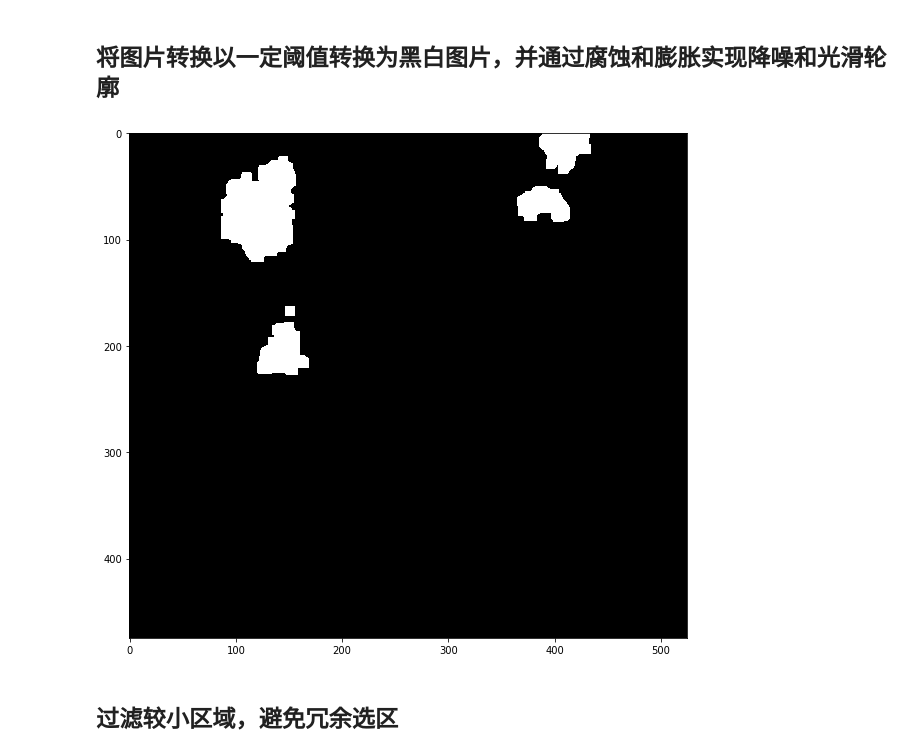
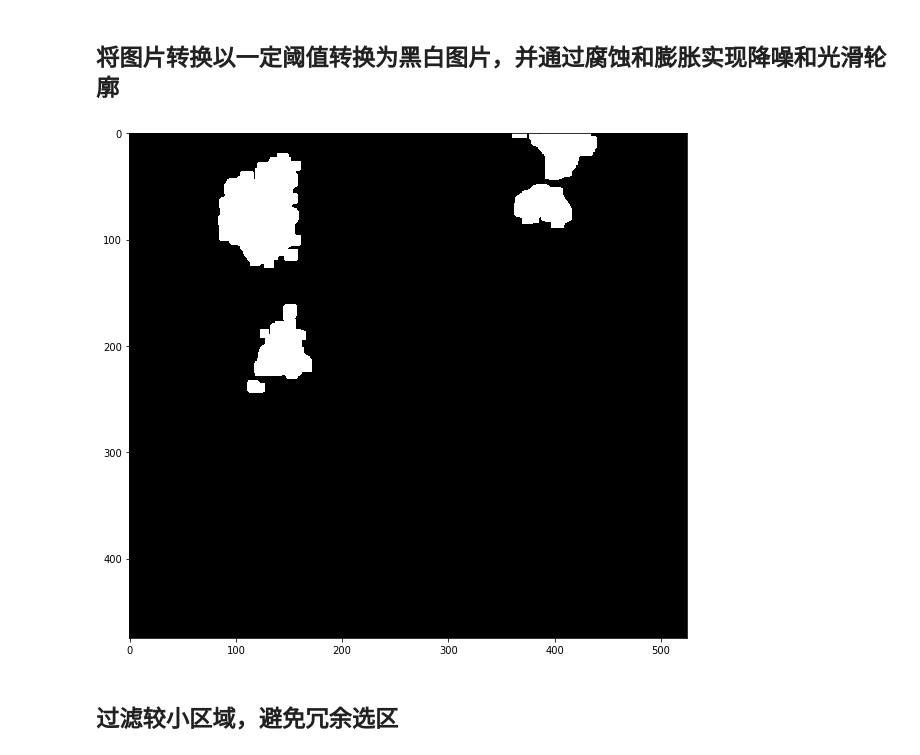
Before and after one commit to andyzihaozhang/Face-Recognition-Practice, a Jupyter notebook: 07-06-2020/Circle the Lung Inflammation Area.ipynb, the cells around one changed output. Drawn from its saved outputs; the diff is of its cells as text; code cells hidden in the pictures.

```diff
--- a/07-06-2020/Circle the Lung Inflammation Area.ipynb
+++ b/07-06-2020/Circle the Lung Inflammation Area.ipynb
@@ -58,14 +58,14 @@ plt.show()
 # %%
 plt.figure(figsize=(10,10))
 
-thresh = cv2.threshold(blurred, 100, 255, cv2.THRESH_BINARY)[1]
+thresh = cv2.threshold(blurred, 50, 255, cv2.THRESH_BINARY)[1]
 thresh = cv2.erode(thresh, None, iterations=2)
 thresh = cv2.dilate(thresh, None, iterations=4)
 
 plt.imshow(thresh, cmap='gray', vmin=0, vmax=255)
 plt.show()
 # %% [output]
-[figure, old version]
+[figure, new version]
 # %% [markdown]
 ## 过滤较小区域，避免冗余选区
 # %%
```
Also changed, not shown: parts of 2 cells of this notebook, 5 other files.
